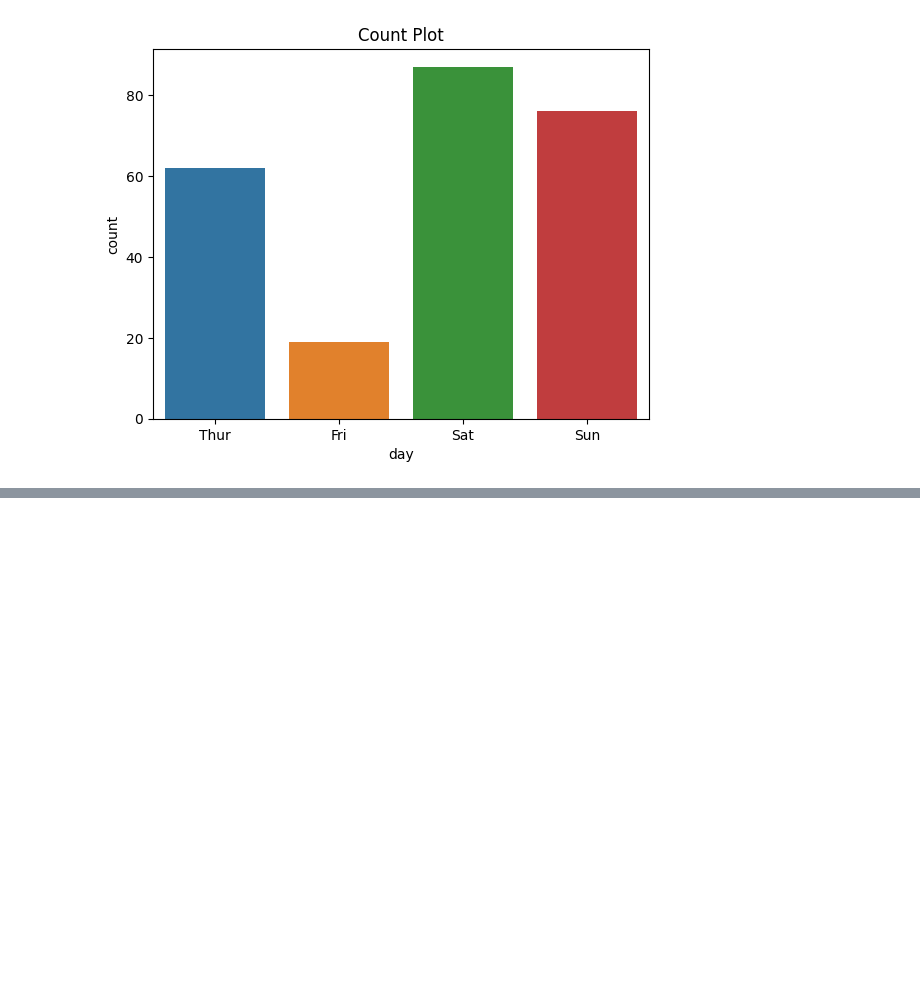
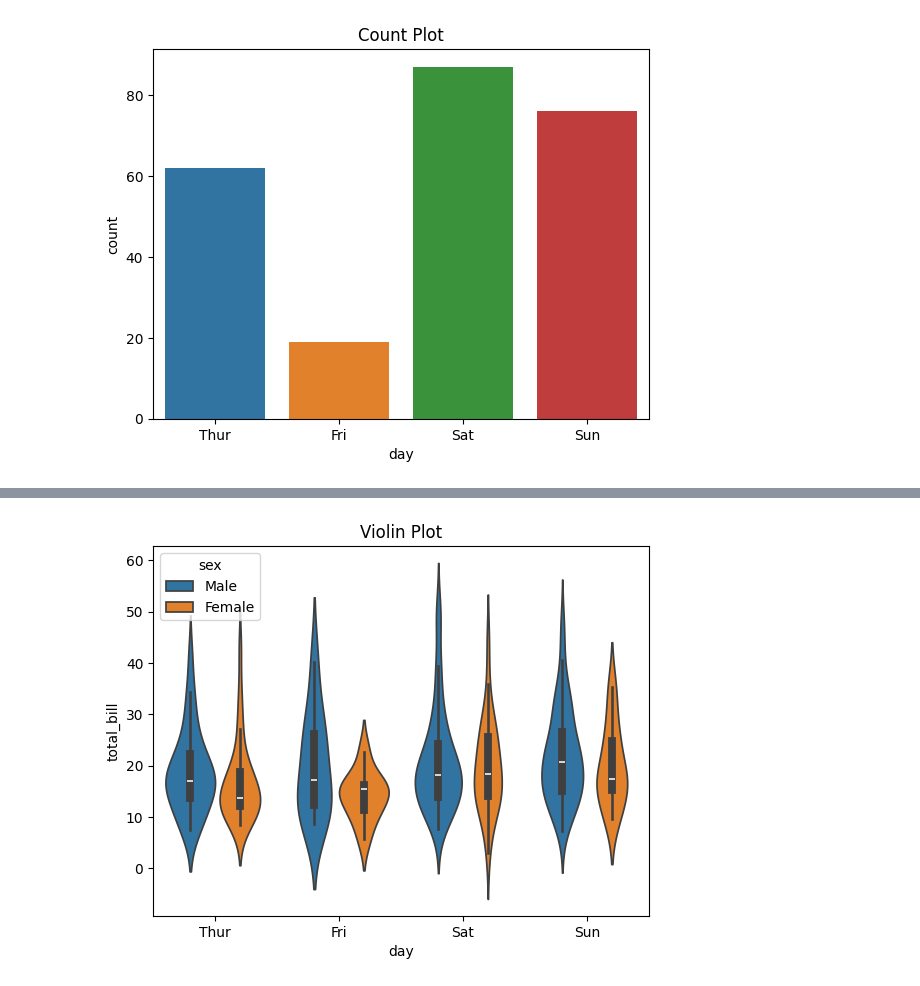
Before and after one commit to bharathkatakam16-sys/colab-notebook-practice, a Jupyter notebook: 27th_Nov.ipynb, the cells around one changed output, grey strips where cells are left out. Saved outputs shown, nothing was run; the diff lists cells and outputs as text; code cells hidden in the pictures; blank space fills up the shorter version.

```diff
--- a/27th_Nov.ipynb
+++ b/27th_Nov.ipynb
@@ -120,0 +168,6 @@ plt.show()
+# %%
+sns.violinplot(data=df,x='day', y='total_bill', hue='sex')
+plt.title('Violin Plot')
+plt.show()
+# %% [output]
+[figure, added]
```
Also changed, not shown: parts of 9 cells of this notebook.
